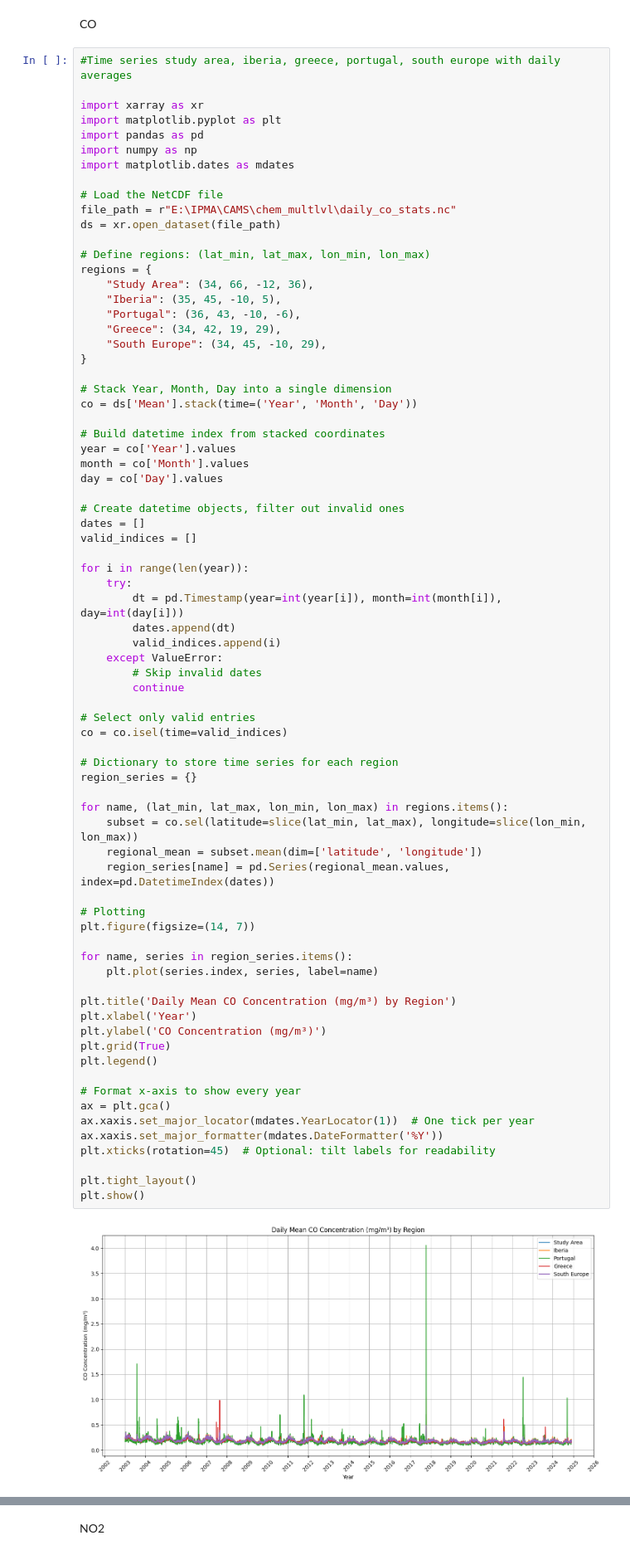
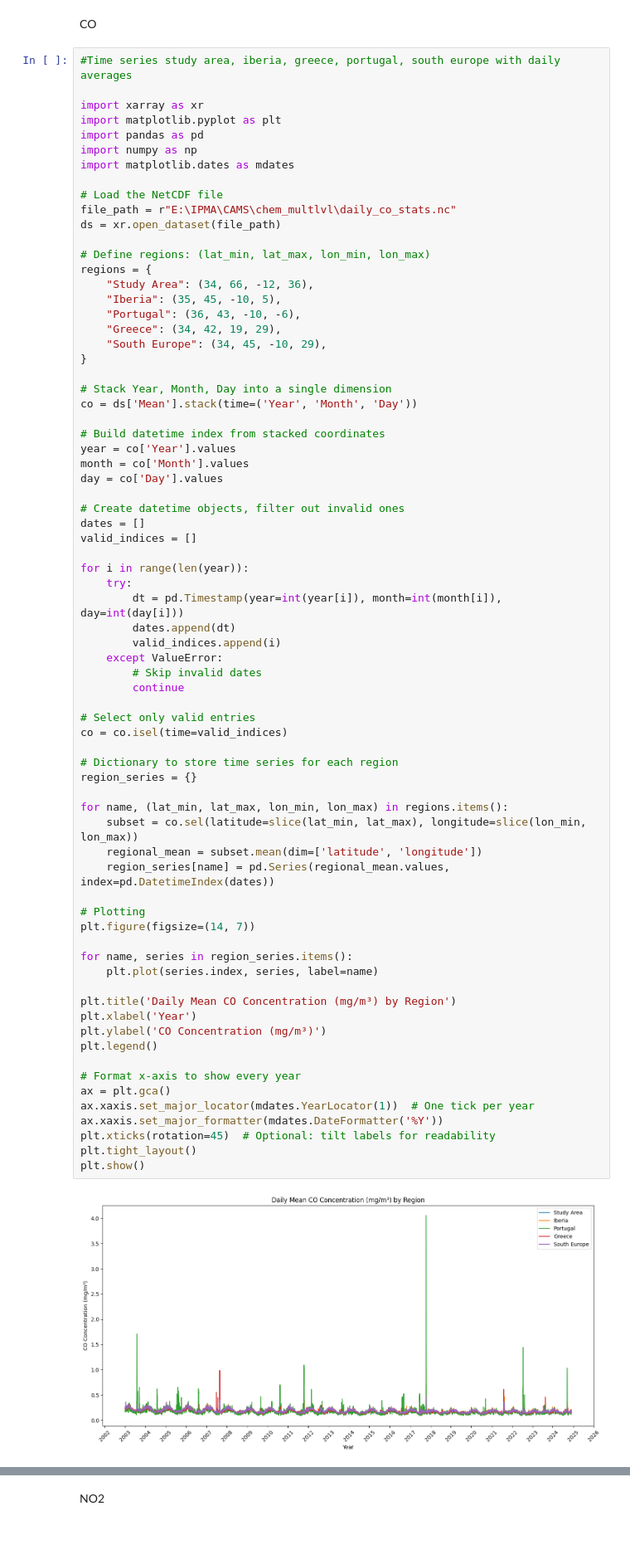
Before and after one commit to Sofs27/Thesis, a Jupyter notebook: Code/AirQuality.ipynb, the cells around one changed output, grey strips where cells are left out. Shown at 83% size. Drawn from its saved outputs; the diff is of its cells as text.

```diff
--- a/Code/AirQuality.ipynb
+++ b/Code/AirQuality.ipynb
@@ -46,36 +46,34 @@ for i in range(len(year)):
 # Select only valid entries
 co = co.isel(time=valid_indices)
 
 # Dictionary to store time series for each region
 region_series = {}
 
 for name, (lat_min, lat_max, lon_min, lon_max) in regions.items():
     subset = co.sel(latitude=slice(lat_min, lat_max), longitude=slice(lon_min, lon_max))
     regional_mean = subset.mean(dim=['latitude', 'longitude'])
     region_series[name] = pd.Series(regional_mean.values, index=pd.DatetimeIndex(dates))
 
 # Plotting
 plt.figure(figsize=(14, 7))
 
 for name, series in region_series.items():
     plt.plot(series.index, series, label=name)
 
 plt.title('Daily Mean CO Concentration (mg/m³) by Region')
 plt.xlabel('Year')
 plt.ylabel('CO Concentration (mg/m³)')
-plt.grid(True)
 plt.legend()
 
 # Format x-axis to show every year
 ax = plt.gca()
 ax.xaxis.set_major_locator(mdates.YearLocator(1))  # One tick per year
 ax.xaxis.set_major_formatter(mdates.DateFormatter('%Y'))
 plt.xticks(rotation=45)  # Optional: tilt labels for readability
-
 plt.tight_layout()
 plt.show()
 # %% [output]
-[figure, old version]
+[figure, new version]
 # %%
 #Boxplot variability by month for every year
 
```
Also changed, not shown: parts of 11 cells of this notebook, 1 other file.
